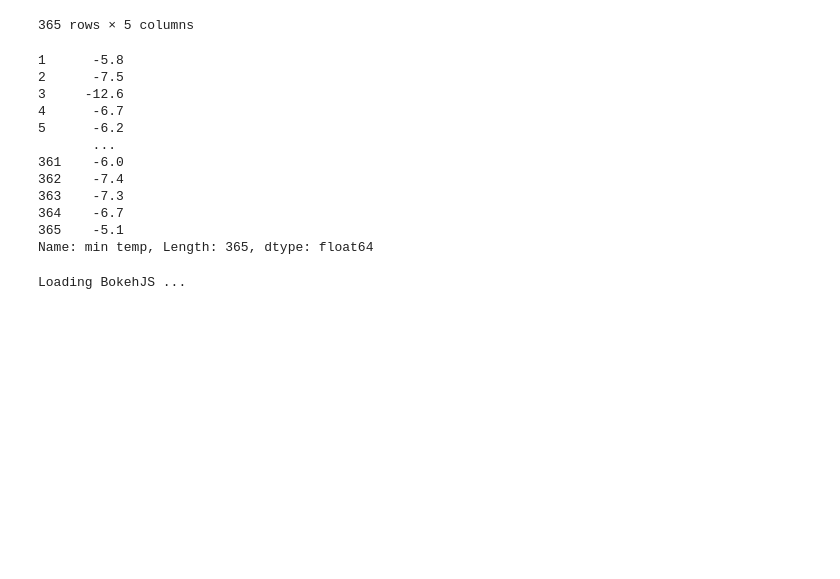
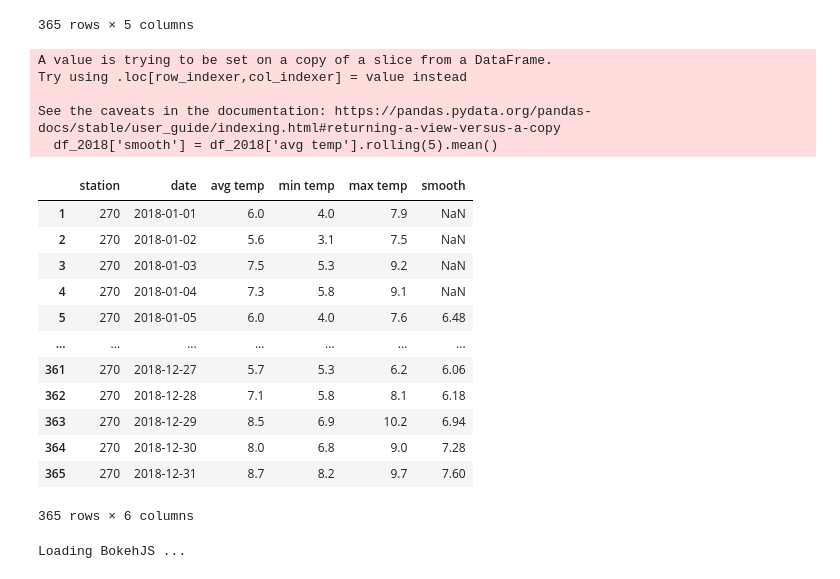
Before and after one commit to ExquizeNyx/BFVM22PROG1, a Jupyter notebook: assessments/Assignment_week_04a.ipynb, the cells around one changed output. Cells and saved outputs as stored; diff of their text form; code cells hidden in the pictures; blank space fills up the shorter version.

Commit message:
Added rolling mean and savgol filter to the plot. Added second x-axis with months

```diff
--- a/assessments/Assignment_week_04a.ipynb
+++ b/assessments/Assignment_week_04a.ipynb
@@ -569,21 +598,30 @@ df_2018
 | 364 | 270 | 2018-12-30 | 8.0 | 6.8 | 9.0 |
 | 365 | 270 | 2018-12-31 | 8.7 | 8.2 | 9.7 |
 365 rows × 5 columns
-# %%
-df_ult_vals['min temp']
-# %% [output]
-1      -5.8
-2      -7.5
-3     -12.6
-4      -6.7
-5      -6.2
-       ...
-361    -6.0
-362    -7.4
-363    -7.3
-364    -6.7
-365    -5.1
-Name: min temp, Length: 365, dtype: float64
+# %%
+df_2018['smooth'] = df_2018['avg temp'].rolling(5).mean()
+# %% [output]
+A value is trying to be set on a copy of a slice from a DataFrame.
+Try using .loc[row_indexer,col_indexer] = value instead
+
+See the caveats in the documentation: https://pandas.pydata.org/pandas-docs/stable/user_guide/indexing.html#returning-a-view-versus-a-copy
+  df_2018['smooth'] = df_2018['avg temp'].rolling(5).mean()
+# %%
+df_2018
+# %% [output]
+|  | station | date | avg temp | min temp | max temp | smooth |
+| 1 | 270 | 2018-01-01 | 6.0 | 4.0 | 7.9 | NaN |
+| 2 | 270 | 2018-01-02 | 5.6 | 3.1 | 7.5 | NaN |
+| 3 | 270 | 2018-01-03 | 7.5 | 5.3 | 9.2 | NaN |
+| 4 | 270 | 2018-01-04 | 7.3 | 5.8 | 9.1 | NaN |
+| 5 | 270 | 2018-01-05 | 6.0 | 4.0 | 7.6 | 6.48 |
+| ... | ... | ... | ... | ... | ... | ... |
+| 361 | 270 | 2018-12-27 | 5.7 | 5.3 | 6.2 | 6.06 |
+| 362 | 270 | 2018-12-28 | 7.1 | 5.8 | 8.1 | 6.18 |
+| 363 | 270 | 2018-12-29 | 8.5 | 6.9 | 10.2 | 6.94 |
+| 364 | 270 | 2018-12-30 | 8.0 | 6.8 | 9.0 | 7.28 |
+| 365 | 270 | 2018-12-31 | 8.7 | 8.2 | 9.7 | 7.60 |
+365 rows × 6 columns
 # %%
 from bokeh.io import output_notebook
 from bokeh.plotting import figure, show
```
Also changed, not shown: parts of 13 cells of this notebook.
